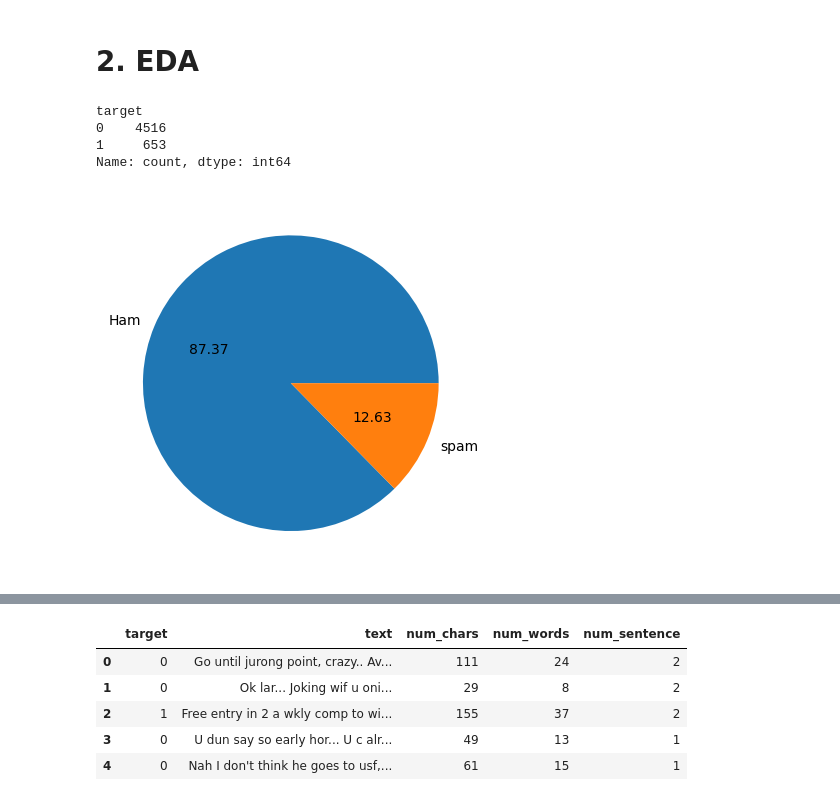
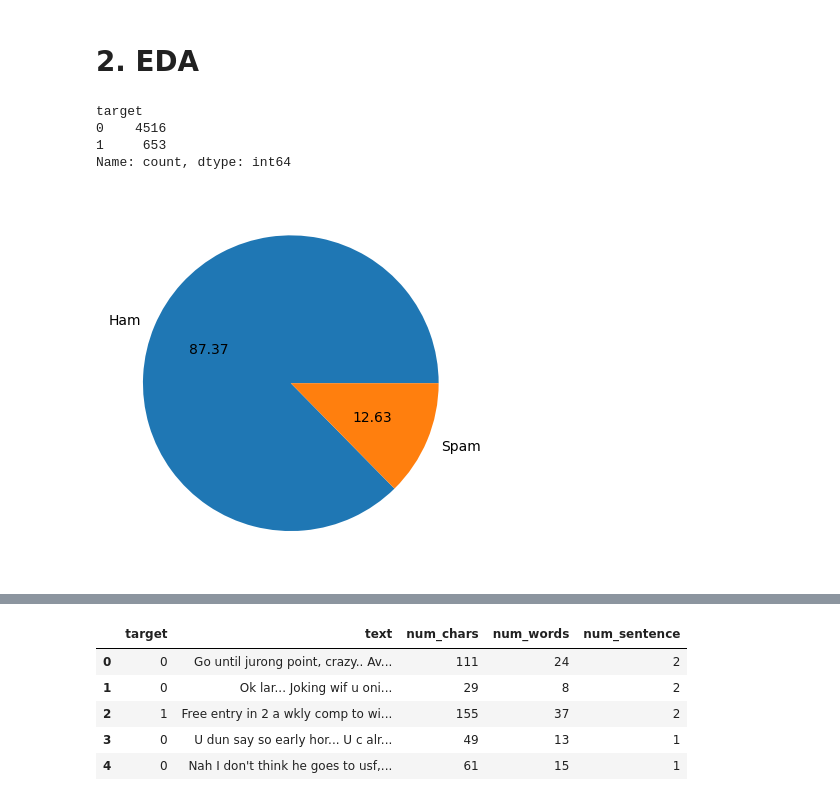
Before and after one commit to Mr-Atanu-Roy/Spam-SMS-Classification, a Jupyter notebook: SMS_detection.ipynb, the cells around one changed output, grey strips where cells are left out. Saved outputs shown, nothing was run; the diff lists cells and outputs as text; code cells hidden in the pictures.

```diff
--- a/SMS_detection.ipynb
+++ b/SMS_detection.ipynb
@@ -4,7 +4,7 @@ import pandas as pd
 import matplotlib.pyplot as plt
 import seaborn as sns
 # %%
-df = pd.read_csv("./dataset/spam.csv", encoding='latin-1')
+df = pd.read_csv("./spam.csv", encoding='latin-1')
 print(df.shape)
 print("\n", df["v1"].value_counts(), "\n")
 df.head()
@@ -108,15 +108,15 @@ Shape of data: (5169, 2)
 # %%
 #getting the numbers of spam and ham rows
 
 print(df["target"].value_counts(), "\n")
 
-#ploting it
-plt.pie(df["target"].value_counts(), labels=["Ham", "spam"], autopct="%0.2f")
+#plotting it
+plt.pie(df["target"].value_counts(), labels=["Ham", "Spam"], autopct="%0.2f")
 plt.show()
 # %% [output]
 target
 0    4516
 1     653
 Name: count, dtype: int64
-[figure, old version]
+[figure, new version]
 # %%
```
Also changed, not shown: parts of 13 cells of this notebook, 5 other files.
